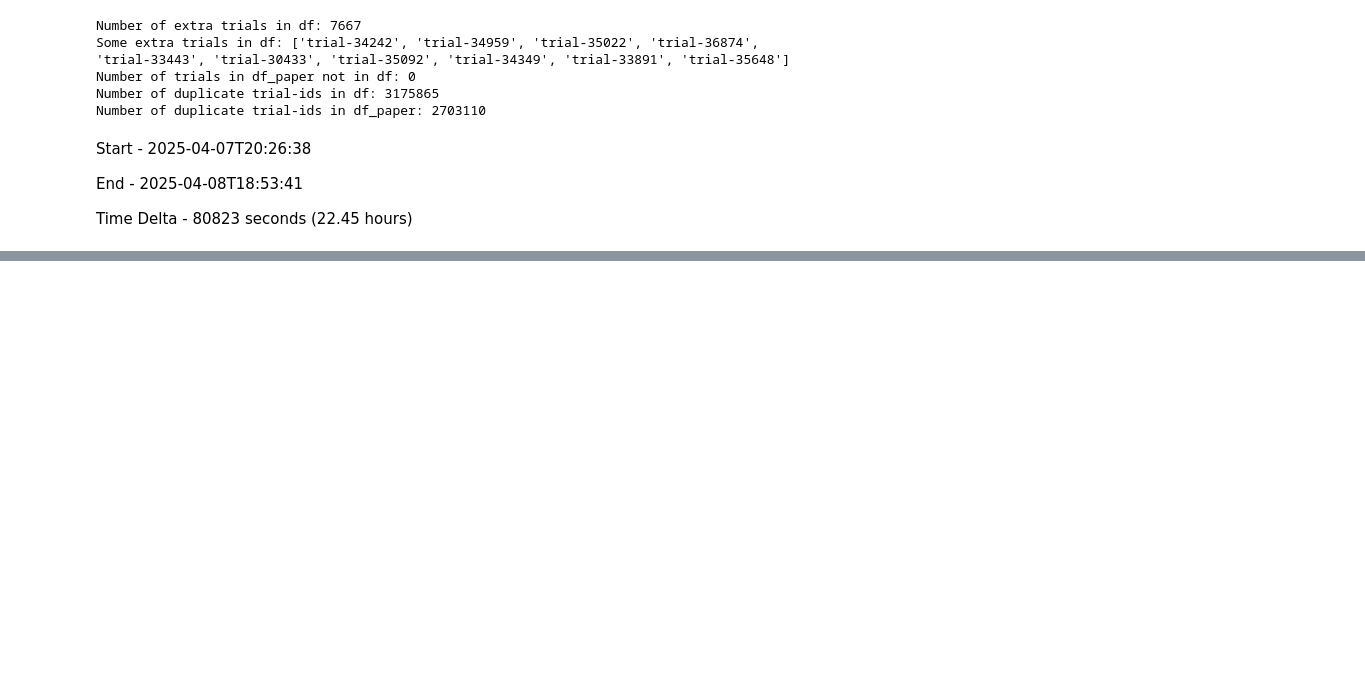
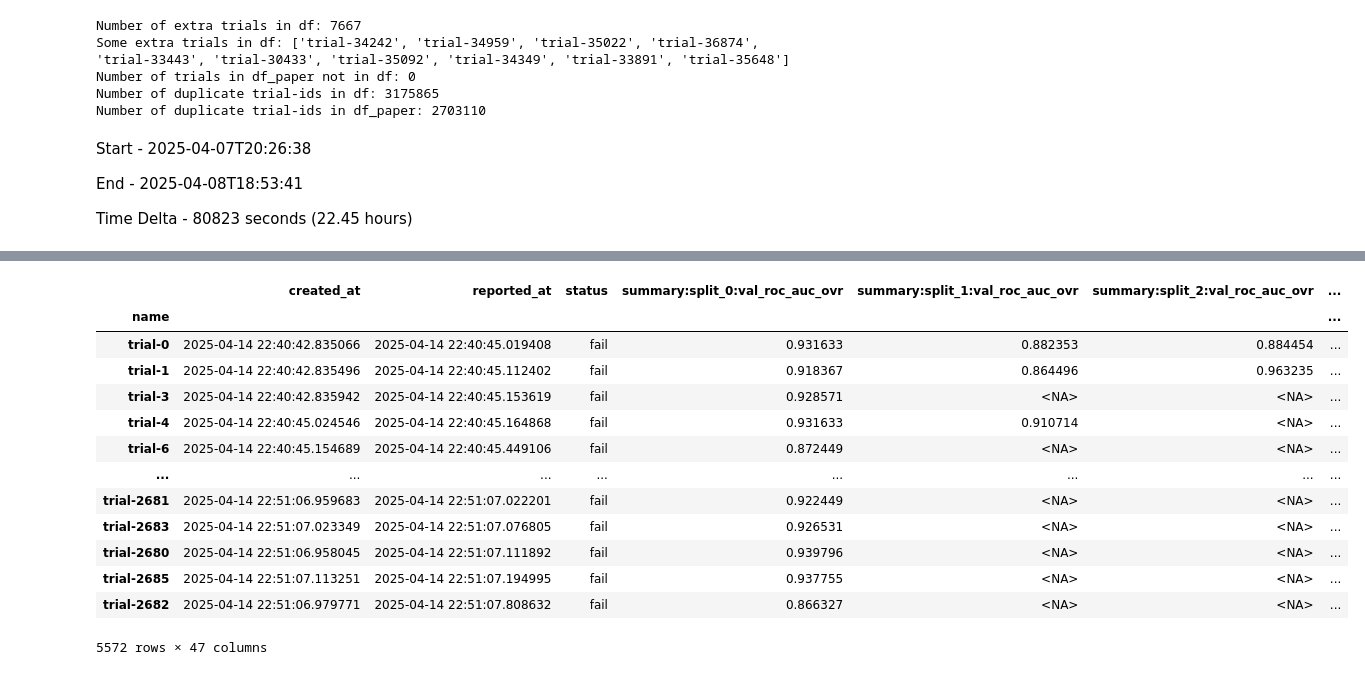
Before and after one commit to yourGrand/DontWasteYourTime-early-stopping, a Jupyter notebook: notebooks/misc.ipynb, the cells around one changed output, grey strips where cells are left out. Saved outputs shown, nothing was run; the diff lists cells and outputs as text; code cells hidden in the pictures; blank space fills up the shorter version.

Commit message:
e-fold - debugging

```diff
--- a/notebooks/misc.ipynb
+++ b/notebooks/misc.ipynb
@@ -185,0 +230,19 @@ Time Delta - 80823 seconds (22.45 hours)
+# %%
+df_debug = pd.read_parquet("../data/debug.parquet")
+# %%
+df_debug
+# %% [output]
+|  | created_at | reported_at | status | summary:split_0:val_roc_auc_ovr | summary:split_1:val_roc_auc_ovr | summary:split_2:val_roc_auc_ovr | ... |
+| name |  |  |  |  |  |  | ... |
+| trial-0 | 2025-04-14 22:40:42.835066 | 2025-04-14 22:40:45.019408 | fail | 0.931633 | 0.882353 | 0.884454 | ... |
+| trial-1 | 2025-04-14 22:40:42.835496 | 2025-04-14 22:40:45.112402 | fail | 0.918367 | 0.864496 | 0.963235 | ... |
+| trial-3 | 2025-04-14 22:40:42.835942 | 2025-04-14 22:40:45.153619 | fail | 0.928571 | <NA> | <NA> | ... |
+| trial-4 | 2025-04-14 22:40:45.024546 | 2025-04-14 22:40:45.164868 | fail | 0.931633 | 0.910714 | <NA> | ... |
+| trial-6 | 2025-04-14 22:40:45.154689 | 2025-04-14 22:40:45.449106 | fail | 0.872449 | <NA> | <NA> | ... |
+| ... | ... | ... | ... | ... | ... | ... | ... |
+| trial-2681 | 2025-04-14 22:51:06.959683 | 2025-04-14 22:51:07.022201 | fail | 0.922449 | <NA> | <NA> | ... |
+| trial-2683 | 2025-04-14 22:51:07.023349 | 2025-04-14 22:51:07.076805 | fail | 0.926531 | <NA> | <NA> | ... |
+| trial-2680 | 2025-04-14 22:51:06.958045 | 2025-04-14 22:51:07.111892 | fail | 0.939796 | <NA> | <NA> | ... |
+| trial-2685 | 2025-04-14 22:51:07.113251 | 2025-04-14 22:51:07.194995 | fail | 0.937755 | <NA> | <NA> | ... |
+| trial-2682 | 2025-04-14 22:51:06.979771 | 2025-04-14 22:51:07.808632 | fail | 0.866327 | <NA> | <NA> | ... |
+5572 rows × 47 columns
```
Also changed, not shown: parts of 6 cells of this notebook, 4 other files.
